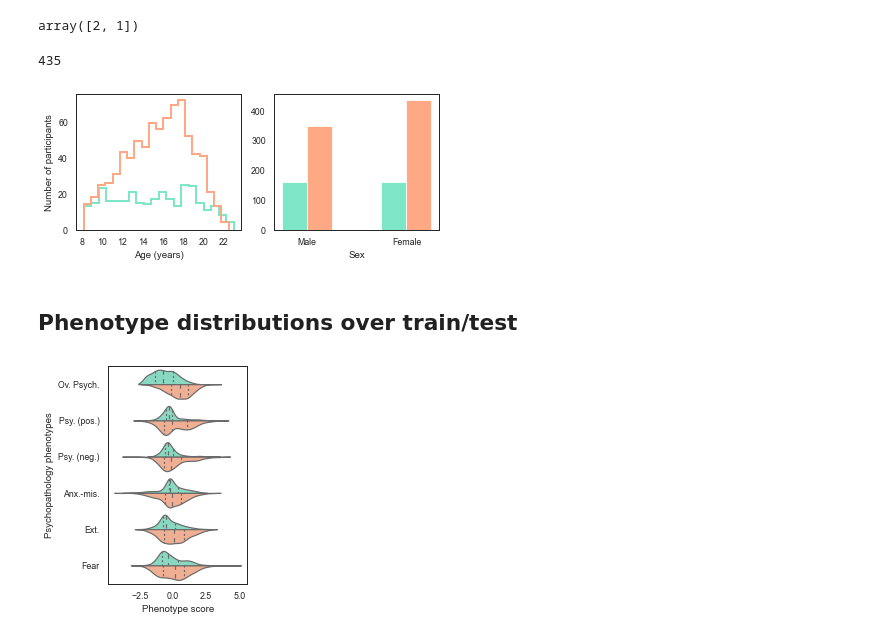
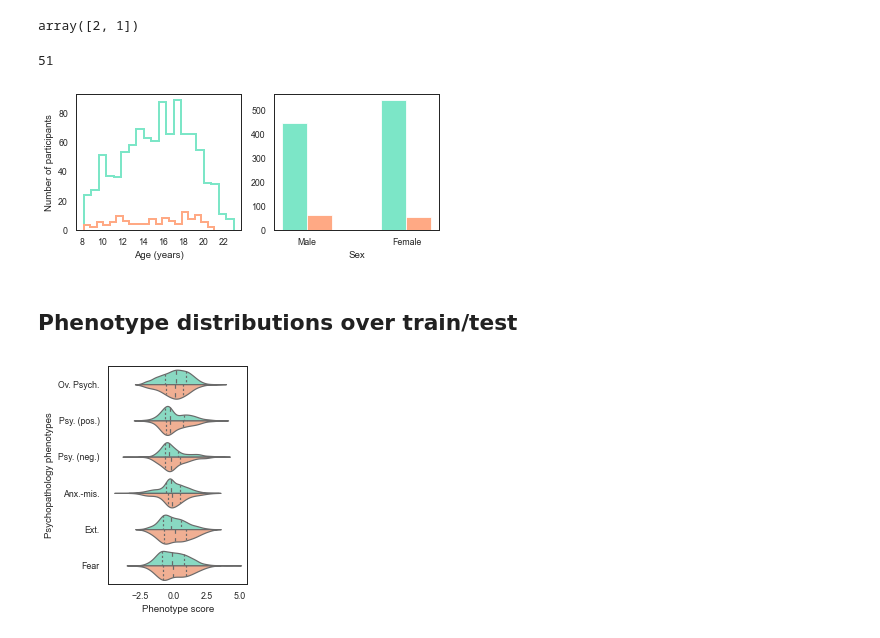
Before and after one commit to lindenmp/neurodev_cs_predictive, a Jupyter notebook: code/get_sample.ipynb, the cells around one changed output. Cells and saved outputs as stored; diff of their text form; code cells hidden in the pictures.

Commit message:
Separate nuisance sample

```diff
--- a/code/get_sample.ipynb
+++ b/code/get_sample.ipynb
@@ -127,0 +115,6 @@ Train:  317 Test: 783
+# %%
+df.loc[:,'nuisance_sample'] = 0
+np.random.seed(0)
+my_idx = df.sample(frac = 0.1).index
+df.loc[my_idx,'nuisance_sample'] = 1
+print('Main sample: ', np.sum(df['nuisance_sample'] == 0), 'Nuisance sample:', np.sum(df['nuisance_sample'] == 1))
@@ -179,7 +172,7 @@ df.to_csv(os.path.join(os.environ['TRTEDIR'], 'df_pheno.csv'), columns = header)
 if not os.path.exists(os.environ['FIGDIR']): os.makedirs(os.environ['FIGDIR'])
 os.chdir(os.environ['FIGDIR'])
 sns.set(style='white', context = 'paper', font_scale = 1)
-cmap = get_cmap('pair')
+cmap = my_get_cmap('pair')
 
 labels = ['Train', 'Test']
 phenos = ('Overall_Psychopathology','Psychosis_Positive','Psychosis_NegativeDisorg','AnxiousMisery','Externalizing','Fear')
@@ -195,54 +188,54 @@ df['sex'].unique()
 # %% [output]
 array([2, 1])
 # %%
-np.sum(df.loc[df[train_test_str] == 1,'sex'] == 2)
+np.sum(df.loc[df['nuisance_sample'] == 1,'sex'] == 2)
 # %% [output]
-435
+51
 # %%
 f, axes = plt.subplots(1,2)
 f.set_figwidth(6.5)
 f.set_figheight(2.5)
 colormap = sns.color_palette("pastel", 2)
 
-sns.distplot(df.loc[df[train_test_str] == 0,'ageAtScan1_Years'], bins=20, hist=True, kde=False, rug=False, label = labels[0],
+sns.distplot(df.loc[df['nuisance_sample'] == 0,'ageAtScan1_Years'], bins=20, hist=True, kde=False, rug=False, label = labels[0],
              hist_kws={"histtype": "step", "linewidth": 2, "alpha": 1}, color=list(cmap[0]), ax = axes[0]);
-sns.distplot(df.loc[df[train_test_str] == 1,'ageAtScan1_Years'], bins=20, hist=True, kde=False, rug=False, label = labels[1],
+sns.distplot(df.loc[df['nuisance_sample'] == 1,'ageAtScan1_Years'], bins=20, hist=True, kde=False, rug=False, label = labels[1],
              hist_kws={"histtype": "step", "linewidth": 2, "alpha": 1}, color=list(cmap[1]), ax = axes[0]);
 axes[0].set_xlabel('Age (years)');
 axes[0].set_ylabel('Number of participants');
 axes[0].set_xticks(np.arange(np.min(np.round(age_unique,0)), np.max(np.round(age_unique,0)), 2))
 
 # set width of bar
 barWidth = 0.25
 
 # Sex
-y_train = [np.sum(df.loc[df[train_test_str] == 0,'sex'] == 1), np.sum(df.loc[df[train_test_str] == 0,'sex'] == 2)]
-y_test = [np.sum(df.loc[df[train_test_str] == 1,'sex'] == 1), np.sum(df.loc[df[train_test_str] == 1,'sex'] == 2)]
+y_train = [np.sum(df.loc[df['nuisance_sample'] == 0,'sex'] == 1), np.sum(df.loc[df['nuisance_sample'] == 0,'sex'] == 2)]
+y_test = [np.sum(df.loc[df['nuisance_sample'] == 1,'sex'] == 1), np.sum(df.loc[df['nuisance_sample'] == 1,'sex'] == 2)]
 r1 = np.arange(len(y_train))+barWidth/2
 r2 = [x + barWidth for x in r1]
 axes[1].bar(r1, y_train, width = barWidth, color = cmap[0], label = labels[0])
 axes[1].bar(r2, y_test, width = barWidth, color = cmap[1], label = labels[1])
 axes[1].set_xlabel('Sex')
 # axes[1].set_ylabel('Number of participants')
 axes[1].set_xticks([r + barWidth for r in range(len(y_train))])
 axes[1].set_xticklabels(['Male', 'Female'])
 
 f.savefig('age_distributions.svg', dpi = 300, bbox_inches = 'tight', pad_inches = 0)
 # %% [output]
-[figure, old version]
+[figure, new version]
 # %% [markdown]
 ## Phenotype distributions over train/test
 # %%
-df_rc = pd.melt(df, id_vars = train_test_str, value_vars = phenos)
+df_rc = pd.melt(df, id_vars = 'nuisance_sample', value_vars = phenos)
 
 f, ax = plt.subplots()
 f.set_figwidth(2.5)
 f.set_figheight(4)
-ax = sns.violinplot(y='variable', x='value', hue=train_test_str, data=df_rc, palette = cmap, split=True, scale='width', inner = 'quartile', orient = 'h')
+ax = sns.violinplot(y='variable', x='value', hue='nuisance_sample', data=df_rc, palette = cmap, split=True, scale='width', inner = 'quartile', orient = 'h')
 ax.get_legend().remove()
 ax.set_yticklabels(phenos_label_short)
 ax.set_ylabel('Psychopathology phenotypes')
 ax.set_xlabel('Phenotype score')
 f.savefig('phenos_distributions.svg', dpi = 300, bbox_inches = 'tight', pad_inches = 0)
 # %% [output]
-[figure, old version]
+[figure, new version]
```
Also changed, not shown: parts of 11 cells of this notebook, 1 other file.
